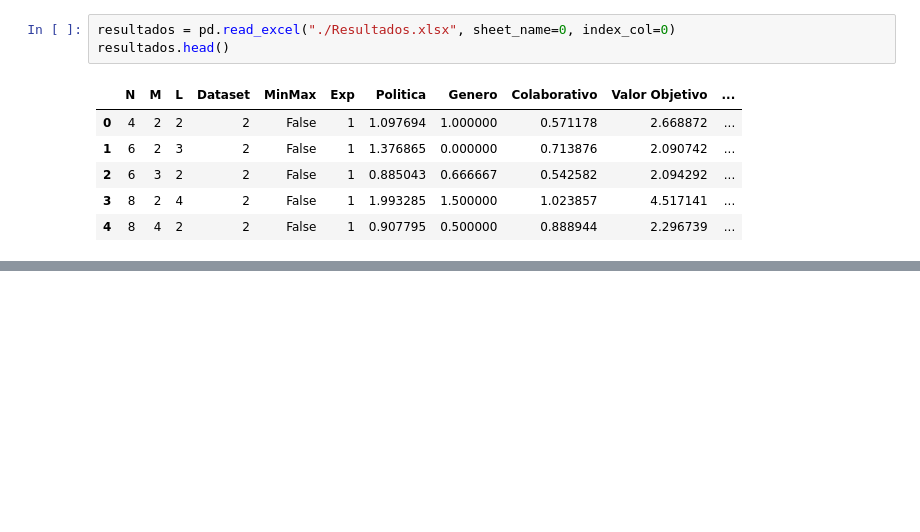
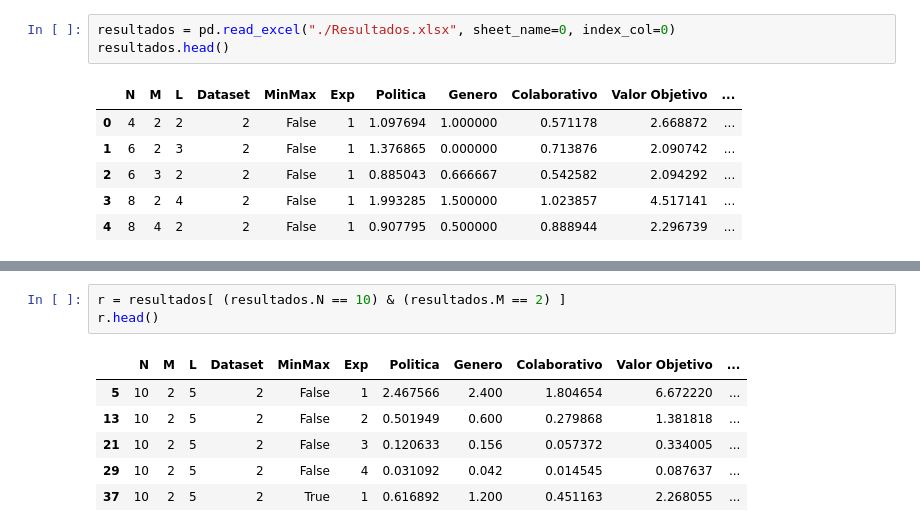
Before and after one commit to valehp/Grupos-politicos, a Jupyter notebook: pruebas.ipynb, the cells around one changed output, grey strips where cells are left out. Saved outputs shown, nothing was run; the diff lists cells and outputs as text; blank space fills up the shorter version.

```diff
--- a/pruebas.ipynb
+++ b/pruebas.ipynb
@@ -398,3 +402,13 @@ NameError: name 'r' is not defined
+# %%
+r = resultados[ (resultados.N == 10) & (resultados.M == 2) ]
+r.head()
+# %% [output]
+|  | N | M | L | Dataset | MinMax | Exp | Politica | Genero | Colaborativo | Valor Objetivo | ... |
+| 5 | 10 | 2 | 5 | 2 | False | 1 | 2.467566 | 2.400 | 1.804654 | 6.672220 | ... |
+| 13 | 10 | 2 | 5 | 2 | False | 2 | 0.501949 | 0.600 | 0.279868 | 1.381818 | ... |
+| 21 | 10 | 2 | 5 | 2 | False | 3 | 0.120633 | 0.156 | 0.057372 | 0.334005 | ... |
+| 29 | 10 | 2 | 5 | 2 | False | 4 | 0.031092 | 0.042 | 0.014545 | 0.087637 | ... |
+| 37 | 10 | 2 | 5 | 2 | True | 1 | 0.616892 | 1.200 | 0.451163 | 2.268055 | ... |
 # %%
 size_grafico = (15, 15)
 EJES  = ['economia-p', 'diplomacia-p', 'estado-p', 'sociedad-p', 'genero', 'economia-i', 'diplomacia-i', 'estado-i', 'sociedad-i']
```
Also changed, not shown: parts of 4 cells of this notebook.
